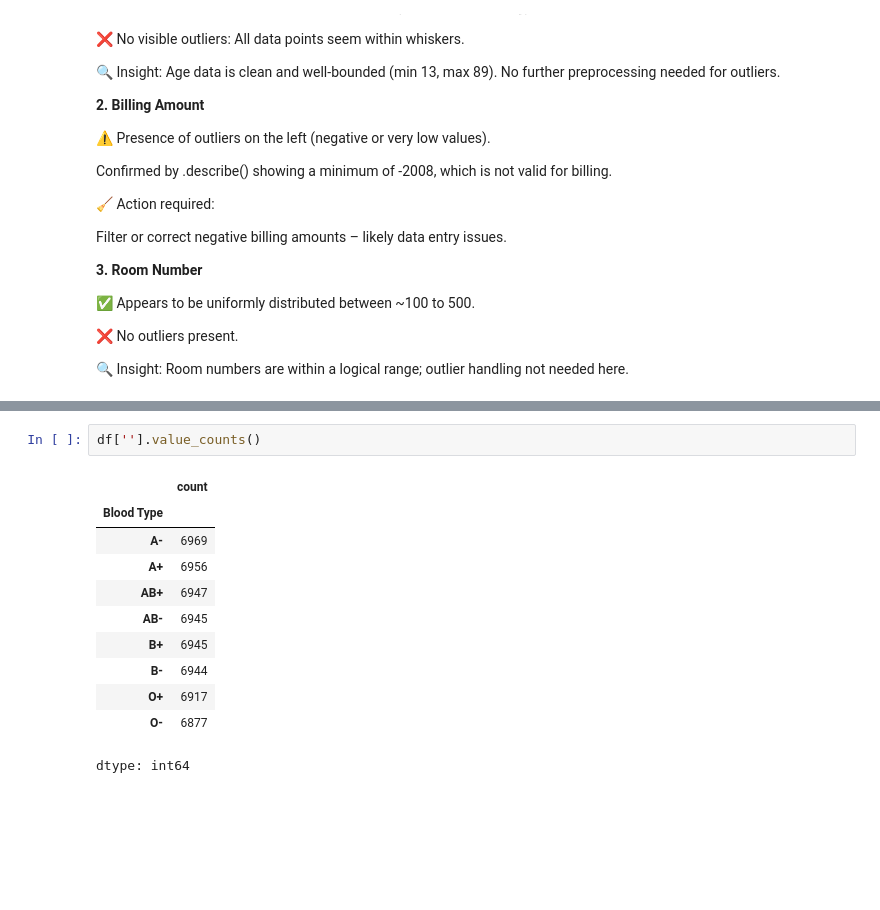
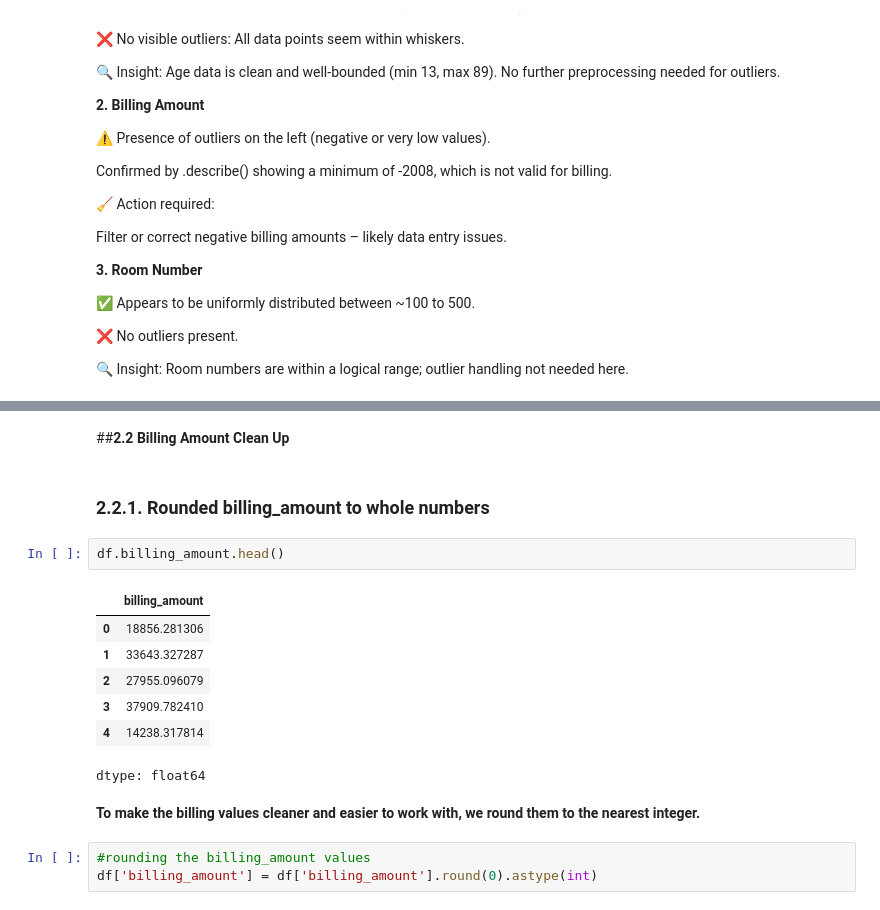
Before and after one commit to Sagarjain93/Healthcare, a Jupyter notebook: Healthcare.ipynb, the cells around one changed output, grey strips where cells are left out. Cells and saved outputs as stored; diff of their text form; blank space fills up the shorter version.

```diff
--- a/Healthcare.ipynb
+++ b/Healthcare.ipynb
@@ -421,14 +435,19 @@ dtype: int64
-# %%
-df[''].value_counts()
-# %% [output]
-|  | count |
-| Blood Type |  |
-| A- | 6969 |
-| A+ | 6956 |
-| AB+ | 6947 |
-| AB- | 6945 |
-| B+ | 6945 |
-| B- | 6944 |
-| O+ | 6917 |
-| O- | 6877 |
-dtype: int64
+# %% [markdown]
+##**2.2 Billing Amount Clean Up**
+# %% [markdown]
+### 2.2.1. Rounded billing_amount to whole numbers
+# %%
+df.billing_amount.head()
+# %% [output]
+|  | billing_amount |
+| 0 | 18856.281306 |
+| 1 | 33643.327287 |
+| 2 | 27955.096079 |
+| 3 | 37909.782410 |
+| 4 | 14238.317814 |
+dtype: float64
+# %% [markdown]
+**To make the billing values cleaner and easier to work with, we round them to the nearest integer.**
+# %%
+#rounding the billing_amount values
+df['billing_amount'] = df['billing_amount'].round(0).astype(int)
```
Also changed, not shown: parts of 32 cells of this notebook.
